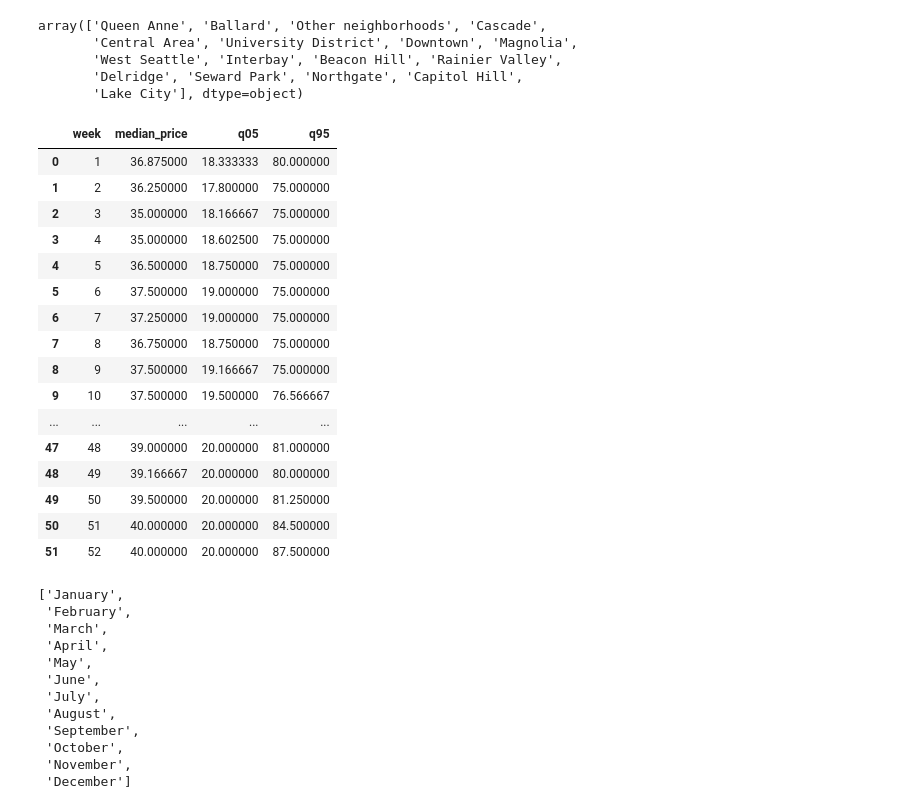
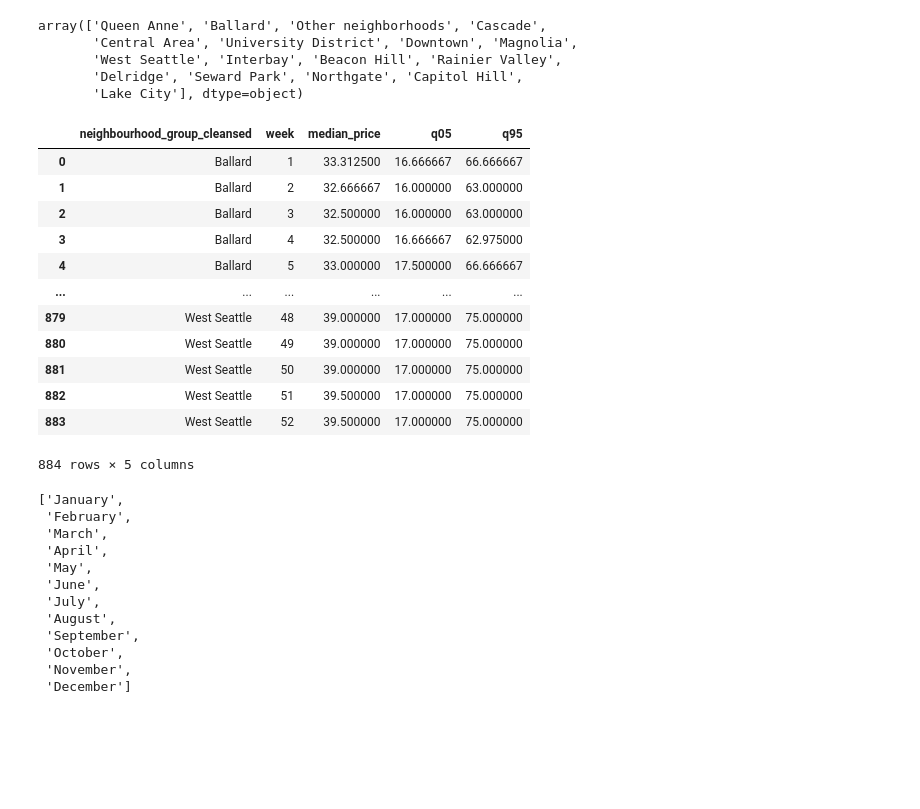
Before and after one commit to saschagroetzki/ud_p1_blogpost, a Jupyter notebook: main.ipynb, the cells around one changed output. Cells and saved outputs as stored; diff of their text form; code cells hidden in the pictures; blank space fills up the shorter version.

```diff
--- a/main.ipynb
+++ b/main.ipynb
@@ -294,32 +294,28 @@ def q05(x):
 def q95(x):
     return x.quantile(0.95)
 # %%
-df_agg = df_merge_f[df_merge_f['available'] == True].groupby(['week']).agg(
+df_agg = df_merge_f[df_merge_f['available'] == True].groupby(['neighbourhood_group_cleansed','week']).agg(
     median_price = ('price_p_accom', 'median'),
     q05 = ('price_p_accom', q05),
     q95 = ('price_p_accom', q95)
 
 ).reset_index()
 
 df_agg
 # %% [output]
-|  | week | median_price | q05 | q95 |
-| 0 | 1 | 36.875000 | 18.333333 | 80.000000 |
-| 1 | 2 | 36.250000 | 17.800000 | 75.000000 |
-| 2 | 3 | 35.000000 | 18.166667 | 75.000000 |
-| 3 | 4 | 35.000000 | 18.602500 | 75.000000 |
-| 4 | 5 | 36.500000 | 18.750000 | 75.000000 |
-| 5 | 6 | 37.500000 | 19.000000 | 75.000000 |
-| 6 | 7 | 37.250000 | 19.000000 | 75.000000 |
-| 7 | 8 | 36.750000 | 18.750000 | 75.000000 |
-| 8 | 9 | 37.500000 | 19.166667 | 75.000000 |
-| 9 | 10 | 37.500000 | 19.500000 | 76.566667 |
-| ... | ... | ... | ... | ... |
-| 47 | 48 | 39.000000 | 20.000000 | 81.000000 |
-| 48 | 49 | 39.166667 | 20.000000 | 80.000000 |
-| 49 | 50 | 39.500000 | 20.000000 | 81.250000 |
-| 50 | 51 | 40.000000 | 20.000000 | 84.500000 |
-| 51 | 52 | 40.000000 | 20.000000 | 87.500000 |
+|  | neighbourhood_group_cleansed | week | median_price | q05 | q95 |
+| 0 | Ballard | 1 | 33.312500 | 16.666667 | 66.666667 |
+| 1 | Ballard | 2 | 32.666667 | 16.000000 | 63.000000 |
+| 2 | Ballard | 3 | 32.500000 | 16.000000 | 63.000000 |
+| 3 | Ballard | 4 | 32.500000 | 16.666667 | 62.975000 |
+| 4 | Ballard | 5 | 33.000000 | 17.500000 | 66.666667 |
+| ... | ... | ... | ... | ... | ... |
+| 879 | West Seattle | 48 | 39.000000 | 17.000000 | 75.000000 |
+| 880 | West Seattle | 49 | 39.000000 | 17.000000 | 75.000000 |
+| 881 | West Seattle | 50 | 39.000000 | 17.000000 | 75.000000 |
+| 882 | West Seattle | 51 | 39.500000 | 17.000000 | 75.000000 |
+| 883 | West Seattle | 52 | 39.500000 | 17.000000 | 75.000000 |
+884 rows × 5 columns
 # %%
 temp_df = df_merge_f.groupby(['month', 'month_name']).count().reset_index()
 temp_df['month_name'].to_list()
```
Also changed, not shown: parts of 2 cells of this notebook.
